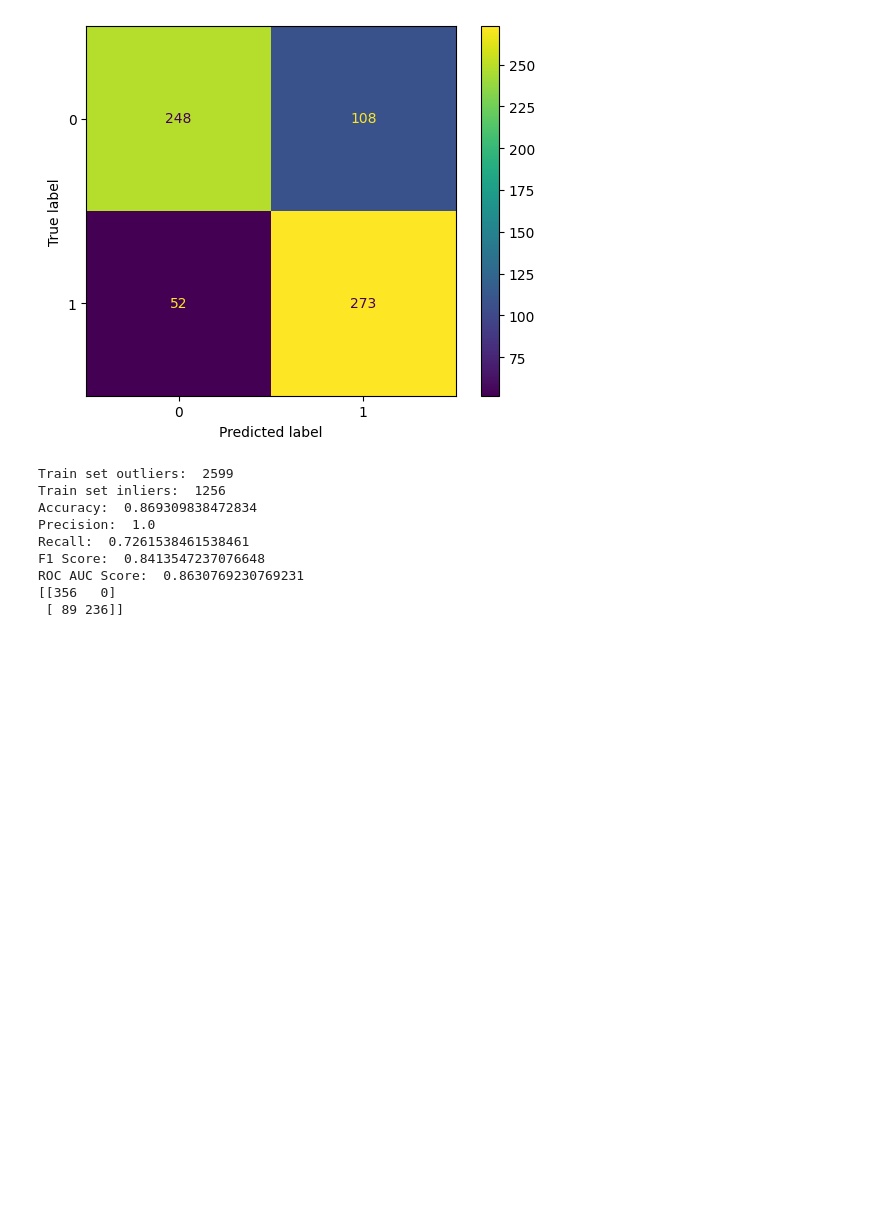
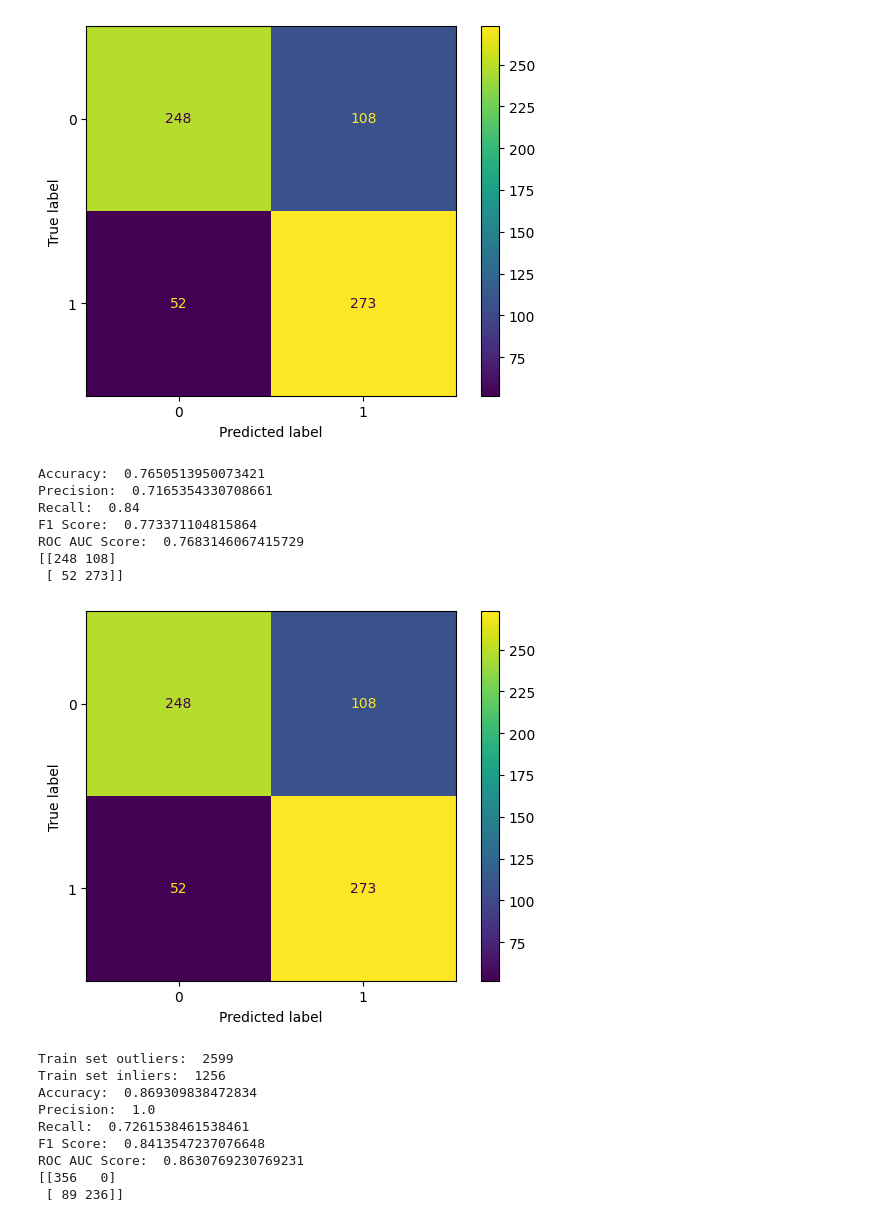
Before and after one commit to rcht/asthma-detection-ml, a Jupyter notebook: main.ipynb, the cells around one changed output. Saved outputs shown, nothing was run; the diff lists cells and outputs as text; code cells hidden in the pictures; blank space fills up the shorter version.

```diff
--- a/main.ipynb
+++ b/main.ipynb
@@ -427,6 +440,19 @@ ROC AUC Score:  0.7683146067415729
 [[248 108]
  [ 52 273]]
 [figure]
+# %%
+dt_modle = pickle.load(open('dt.pkl', 'rb'))
+y_pred = dt_modle.predict(X_test_new)
+scores(y_test, y_pred)
+# %% [output]
+Accuracy:  0.7650513950073421
+Precision:  0.7165354330708661
+Recall:  0.84
+F1 Score:  0.773371104815864
+ROC AUC Score:  0.7683146067415729
+[[248 108]
+ [ 52 273]]
+[figure, added]
 # %%
 from sklearn.ensemble import IsolationForest
 clf = IsolationForest(random_state=20)
```
Also changed, not shown: parts of 13 cells of this notebook, 4 other files.
